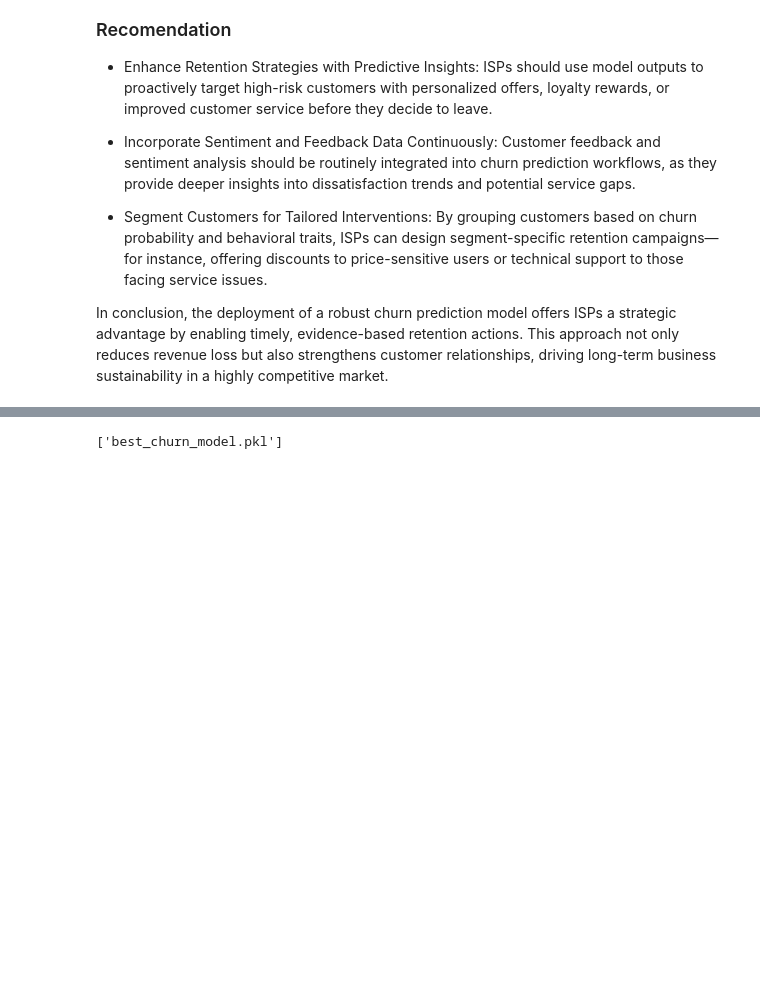
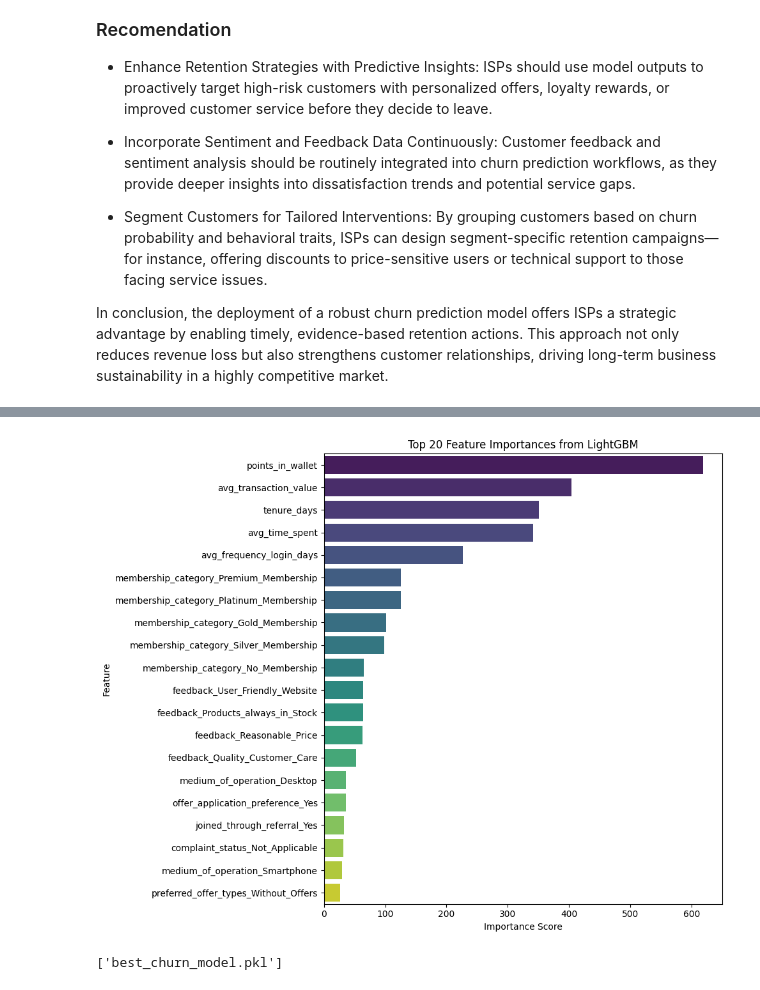
Before and after one commit to S-909/A-Machine-Learning-Approach-to-ISP-Churn-Prediction-in-Kenya, a Jupyter notebook: notebook.ipynb, the cells around one changed output, grey strips where cells are left out. Cells and saved outputs as stored; diff of their text form; code cells hidden in the pictures; blank space fills up the shorter version.

```diff
--- a/notebook.ipynb
+++ b/notebook.ipynb
@@ -841,0 +847,10 @@ In conclusion, the deployment of a robust churn prediction model offers ISPs a s
+# %%
+#feature importance for the best model
+best_model = models["LightGBM"]
+importances = best_model.feature_importances_
+feature_names = X.columns
+feature_importance_df = pd.DataFrame({
+    'Feature': feature_names,
+    'Importance': importances
+}).sort_values(by='Importance', ascending=False)
+print(feature_importance_df)
@@ -842,3 +875,15 @@ In conclusion, the deployment of a robust churn prediction model offers ISPs a s
+# %%
+#visualise model feature importance
+plt.figure(figsize=(10, 8))
+sns.barplot(x='Importance', y='Feature', data=feature_importance_df.head(
+    20), palette='viridis')
+plt.title('Top 20 Feature Importances from LightGBM')
+plt.xlabel('Importance Score')
+plt.ylabel('Feature')
+plt.tight_layout()
+plt.show()
+# %% [output]
+[figure, added]
 # %%
 #save the best model
 import joblib
```
Also changed, not shown: parts of 19 cells of this notebook.
